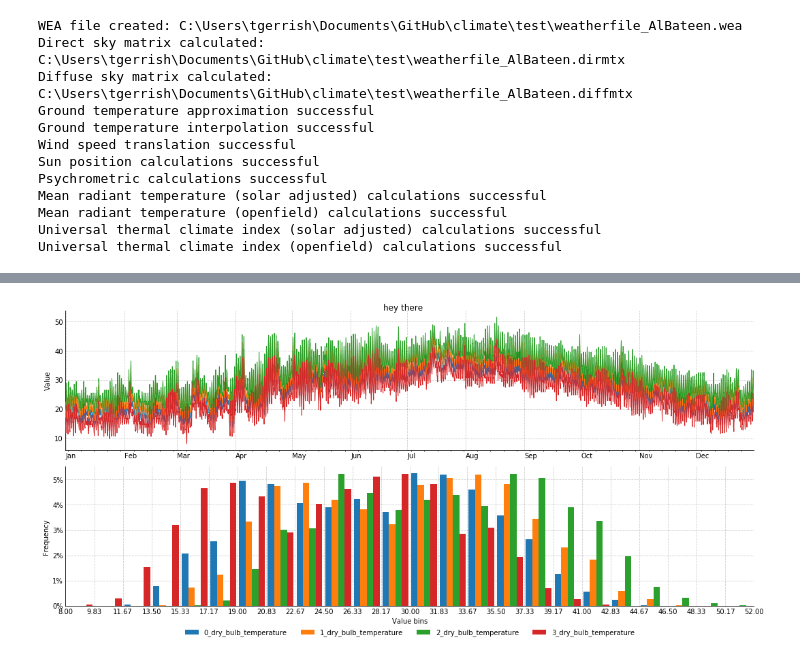
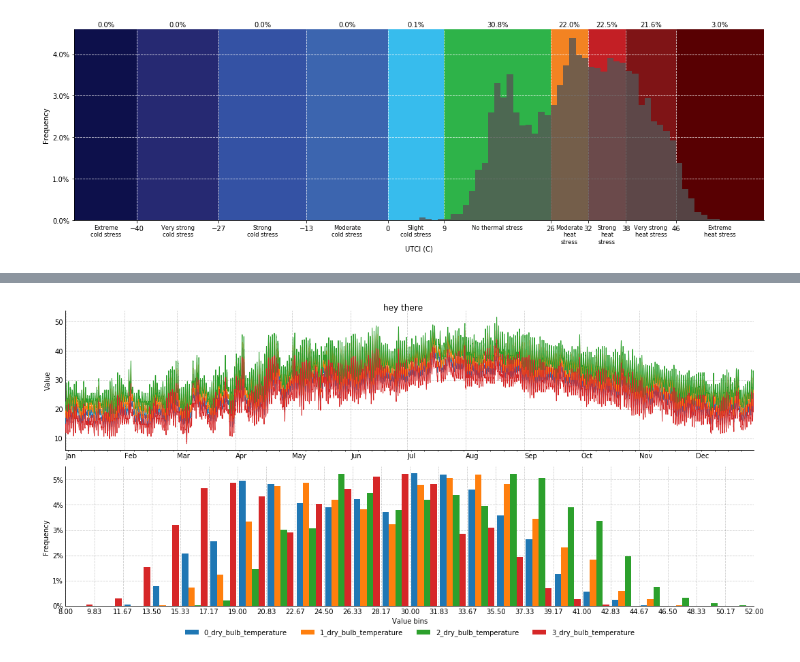
Before and after one commit to cycle13/climate, a Jupyter notebook: test.ipynb, the cells around one changed output, grey strips where cells are left out. Saved outputs shown, nothing was run; the diff lists cells and outputs as text; code cells hidden in the pictures.

```diff
--- a/test.ipynb
+++ b/test.ipynb
@@ -18,31 +47,0 @@ The autoreload extension is already loaded. To reload it, use:
-# %%
-from climate.core import Weather
-
-# Load weather
-epw_file = "./test/weatherfile_AlBateen.epw"
-weather = Weather(epw_file).read(
-    sun_position=True,
-    pedestrian_wind=True,
-    psychrometrics=True,
-    ground_temp=True,
-    sky_matrix=True,
-    mrt=True,
-    utci=True,
-    _set=False,
-    uwg=False
-)
-
-# weather.plot()
-# %% [output]
-WEA file created: C:\Users\tgerrish\Documents\GitHub\climate\test\weatherfile_AlBateen.wea
-Direct sky matrix calculated: C:\Users\tgerrish\Documents\GitHub\climate\test\weatherfile_AlBateen.dirmtx
-Diffuse sky matrix calculated: C:\Users\tgerrish\Documents\GitHub\climate\test\weatherfile_AlBateen.diffmtx
-Ground temperature approximation successful
-Ground temperature interpolation successful
-Wind speed translation successful
-Sun position calculations successful
-Psychrometric calculations successful
-Mean radiant temperature (solar adjusted) calculations successful
-Mean radiant temperature (openfield) calculations successful
-Universal thermal climate index (solar adjusted) calculations successful
-Universal thermal climate index (openfield) calculations successful
@@ -48,0 +50,6 @@ Universal thermal climate index (openfield) calculations successful
+# %%
+from climate.plot.utci import utci_frequency_generic
+
+utci_frequency_generic(weather.universal_thermal_climate_index_openfield, cmap=ghadan_utci_cmap)
+# %% [output]
+[figure, added]
```
Also changed, not shown: parts of 5 cells of this notebook, 4 other files.
